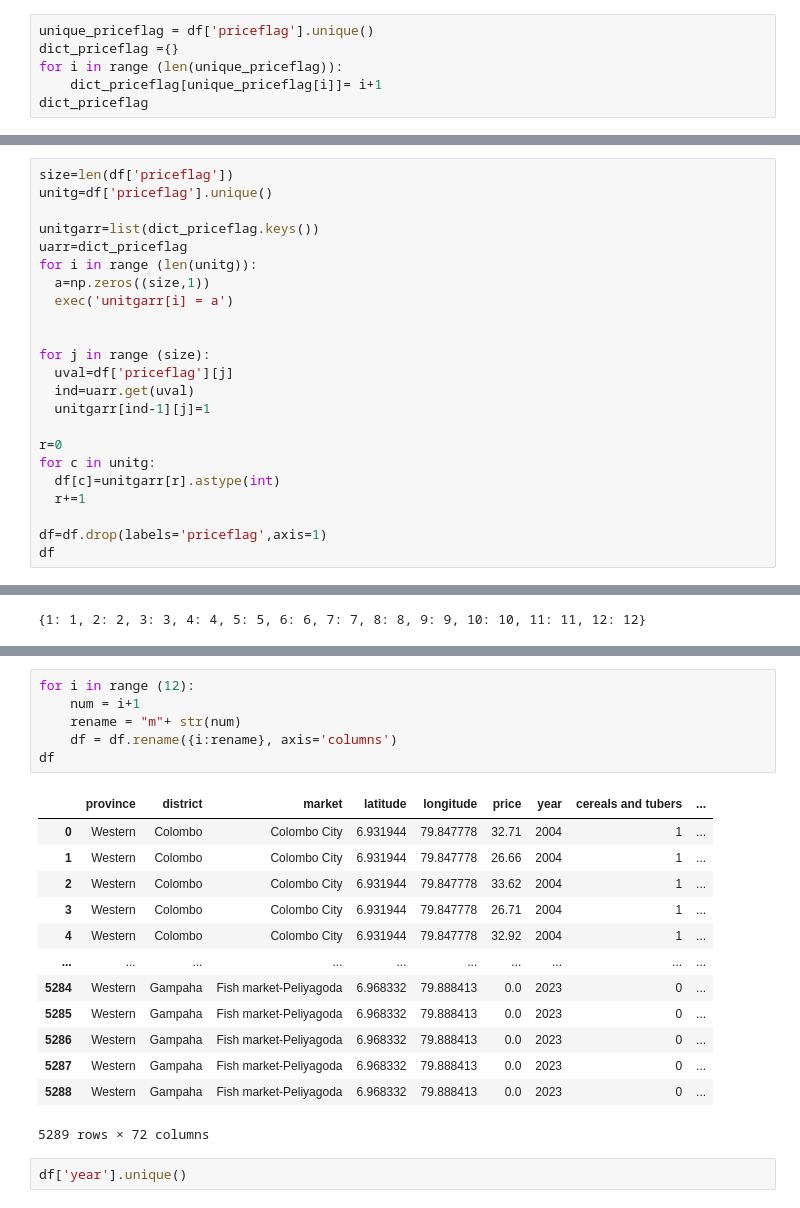
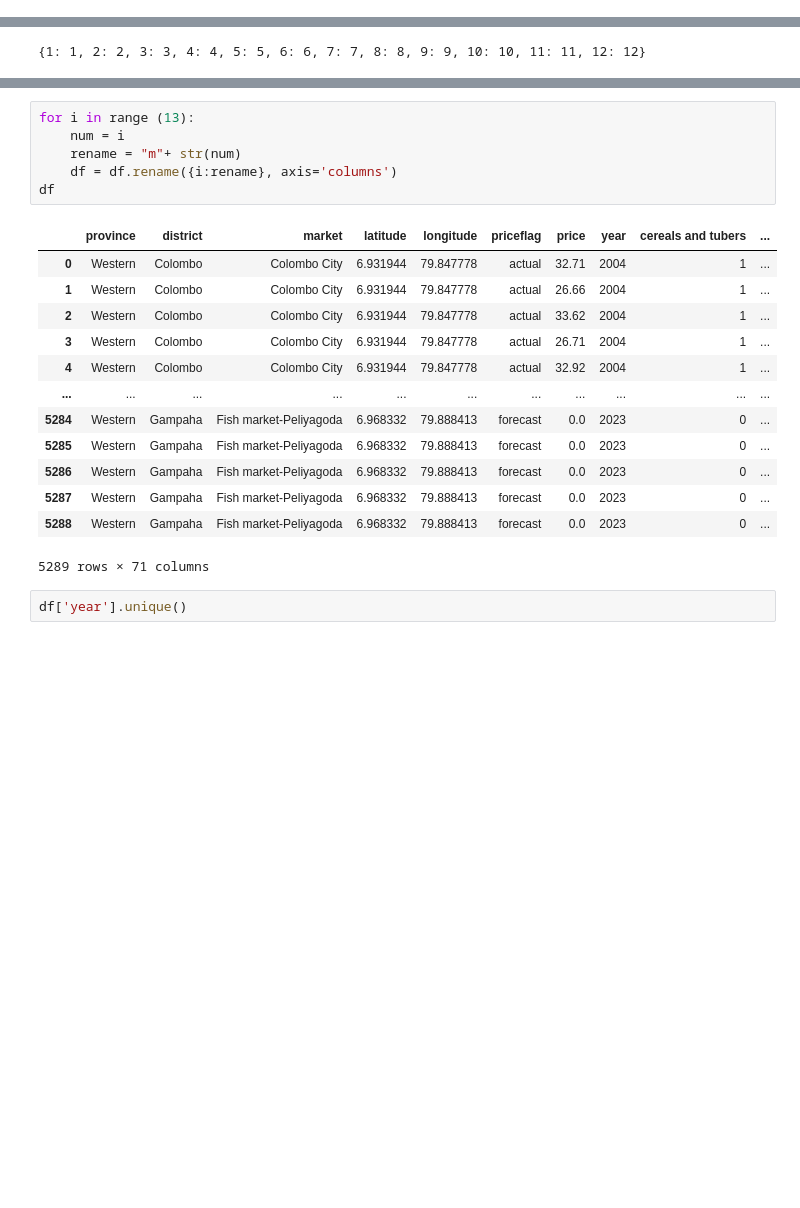
Before and after one commit to ansu0311/food-price-prediction, a Jupyter notebook: extraction_preprocessing.ipynb, the cells around one changed output, grey strips where cells are left out. Drawn from its saved outputs; the diff is of its cells as text; blank space fills up the shorter version.

Commit message:
Price Forcasting

```diff
--- a/extraction_preprocessing.ipynb
+++ b/extraction_preprocessing.ipynb
@@ -217,9 +217,3 @@ df
 df['priceflag'].unique()
 # %% [output]
 array(['actual', 'forecast'], dtype=object)
-# %%
-unique_priceflag = df['priceflag'].unique()
-dict_priceflag ={}
-for i in range (len(unique_priceflag)):
-    dict_priceflag[unique_priceflag[i]]= i+1
-dict_priceflag
@@ -228,23 +219,0 @@ dict_priceflag
-# %%
-size=len(df['priceflag'])
-unitg=df['priceflag'].unique()
-
-unitgarr=list(dict_priceflag.keys())
-uarr=dict_priceflag
-for i in range (len(unitg)):
-  a=np.zeros((size,1))
-  exec('unitgarr[i] = a')
-
-
-for j in range (size):
-  uval=df['priceflag'][j]
-  ind=uarr.get(uval)
-  unitgarr[ind-1][j]=1
-
-r=0
-for c in unitg:
-  df[c]=unitgarr[r].astype(int)
-  r+=1
-
-df=df.drop(labels='priceflag',axis=1)
-df
@@ -390,23 +345,23 @@ df
 # %%
-for i in range (12):
-    num = i+1
+for i in range (13):
+    num = i
     rename = "m"+ str(num)
     df = df.rename({i:rename}, axis='columns')
 df
 # %% [output]
-|  | province | district | market | latitude | longitude | price | year | cereals and tubers | ... |
-| 0 | Western | Colombo | Colombo City | 6.931944 | 79.847778 | 32.71 | 2004 | 1 | ... |
-| 1 | Western | Colombo | Colombo City | 6.931944 | 79.847778 | 26.66 | 2004 | 1 | ... |
-| 2 | Western | Colombo | Colombo City | 6.931944 | 79.847778 | 33.62 | 2004 | 1 | ... |
-| 3 | Western | Colombo | Colombo City | 6.931944 | 79.847778 | 26.71 | 2004 | 1 | ... |
-| 4 | Western | Colombo | Colombo City | 6.931944 | 79.847778 | 32.92 | 2004 | 1 | ... |
-| ... | ... | ... | ... | ... | ... | ... | ... | ... | ... |
-| 5284 | Western | Gampaha | Fish market-Peliyagoda | 6.968332 | 79.888413 | 0.0 | 2023 | 0 | ... |
-| 5285 | Western | Gampaha | Fish market-Peliyagoda | 6.968332 | 79.888413 | 0.0 | 2023 | 0 | ... |
-| 5286 | Western | Gampaha | Fish market-Peliyagoda | 6.968332 | 79.888413 | 0.0 | 2023 | 0 | ... |
-| 5287 | Western | Gampaha | Fish market-Peliyagoda | 6.968332 | 79.888413 | 0.0 | 2023 | 0 | ... |
-| 5288 | Western | Gampaha | Fish market-Peliyagoda | 6.968332 | 79.888413 | 0.0 | 2023 | 0 | ... |
+|  | province | district | market | latitude | longitude | priceflag | price | year | cereals and tubers | ... |
+| 0 | Western | Colombo | Colombo City | 6.931944 | 79.847778 | actual | 32.71 | 2004 | 1 | ... |
+| 1 | Western | Colombo | Colombo City | 6.931944 | 79.847778 | actual | 26.66 | 2004 | 1 | ... |
+| 2 | Western | Colombo | Colombo City | 6.931944 | 79.847778 | actual | 33.62 | 2004 | 1 | ... |
+| 3 | Western | Colombo | Colombo City | 6.931944 | 79.847778 | actual | 26.71 | 2004 | 1 | ... |
+| 4 | Western | Colombo | Colombo City | 6.931944 | 79.847778 | actual | 32.92 | 2004 | 1 | ... |
+| ... | ... | ... | ... | ... | ... | ... | ... | ... | ... | ... |
+| 5284 | Western | Gampaha | Fish market-Peliyagoda | 6.968332 | 79.888413 | forecast | 0.0 | 2023 | 0 | ... |
+| 5285 | Western | Gampaha | Fish market-Peliyagoda | 6.968332 | 79.888413 | forecast | 0.0 | 2023 | 0 | ... |
+| 5286 | Western | Gampaha | Fish market-Peliyagoda | 6.968332 | 79.888413 | forecast | 0.0 | 2023 | 0 | ... |
+| 5287 | Western | Gampaha | Fish market-Peliyagoda | 6.968332 | 79.888413 | forecast | 0.0 | 2023 | 0 | ... |
+| 5288 | Western | Gampaha | Fish market-Peliyagoda | 6.968332 | 79.888413 | forecast | 0.0 | 2023 | 0 | ... |
-5289 rows × 72 columns
+5289 rows × 71 columns
 # %%
 df['year'].unique()
 # %% [output]
```
Also changed, not shown: parts of 25 cells of this notebook, 1 other file.
